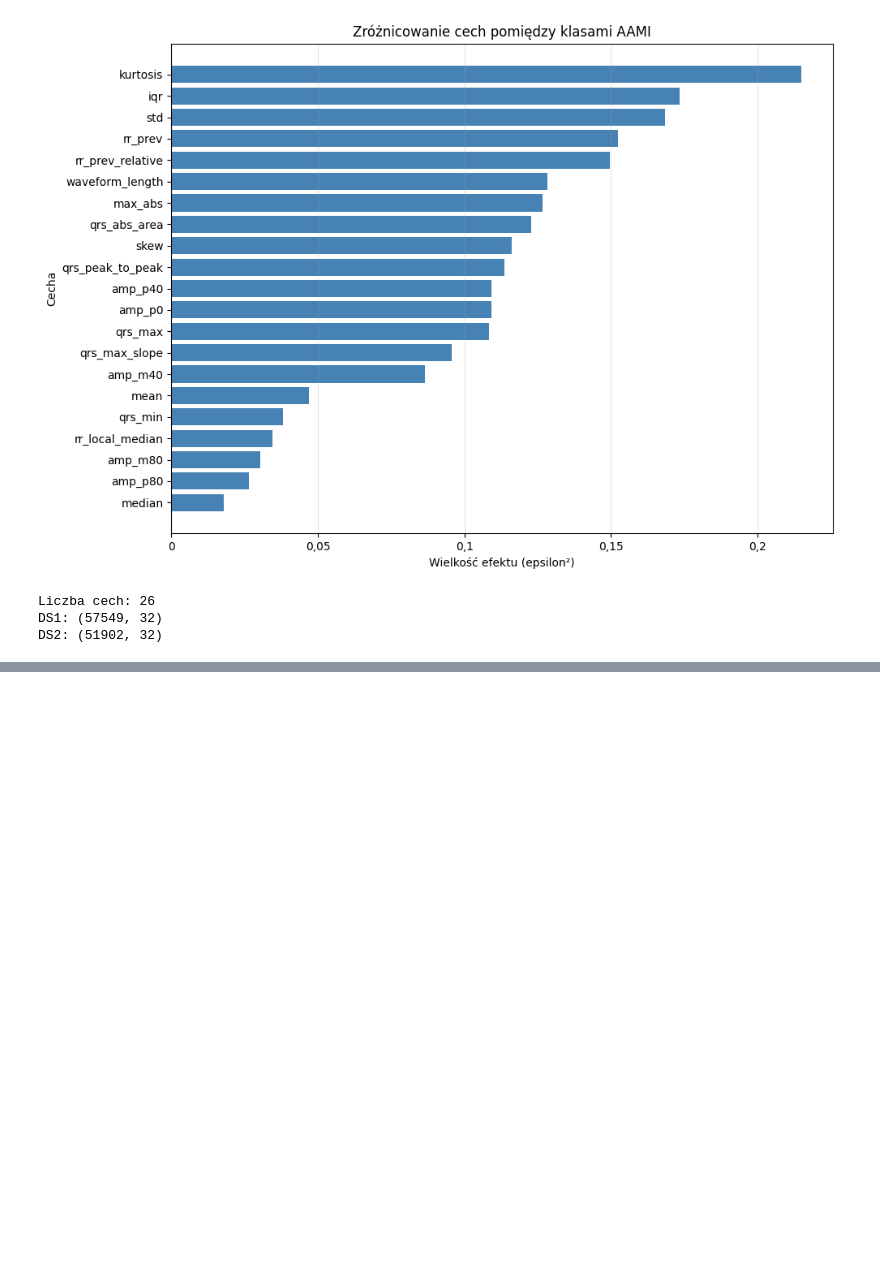
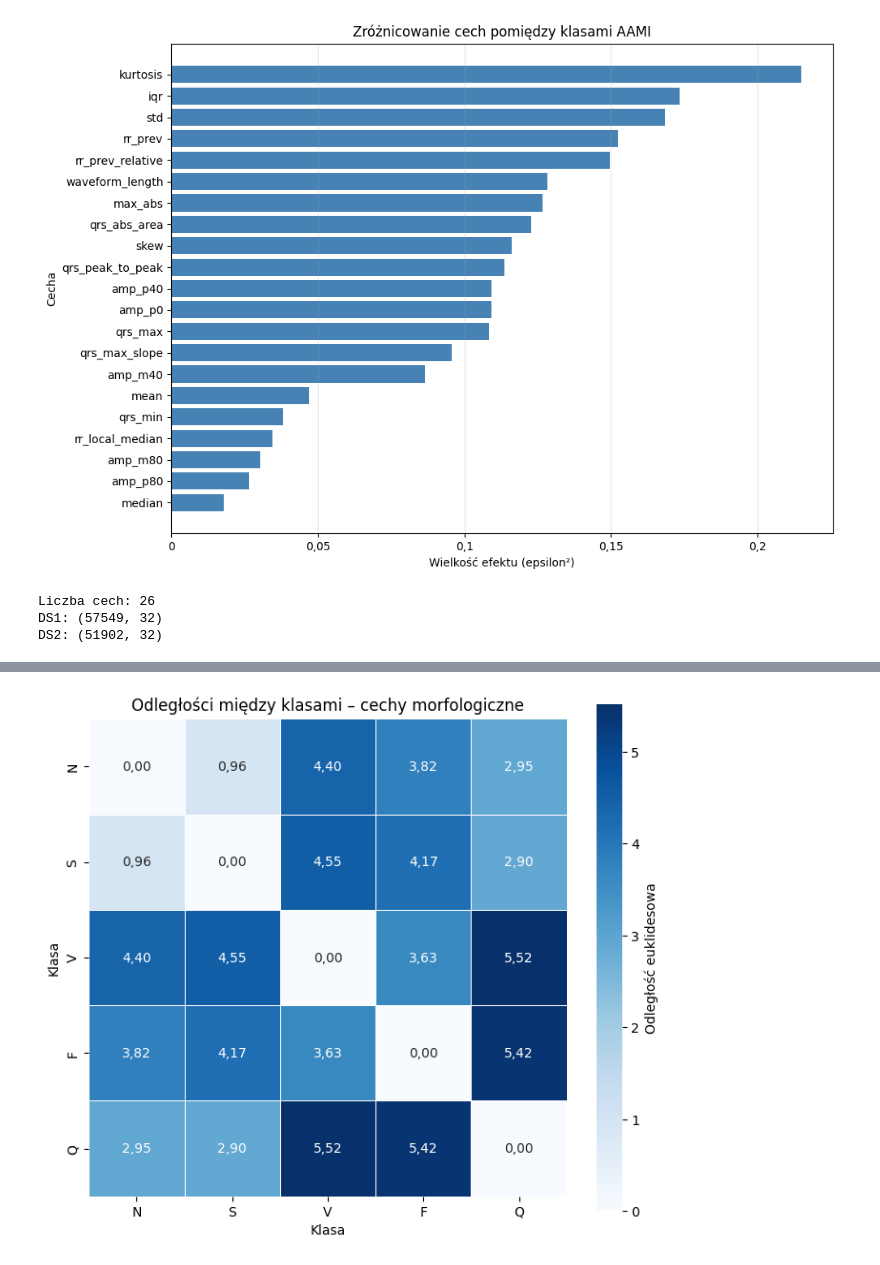
Before and after one commit to spoiler48/ecg-anomalies, a Jupyter notebook: notebooks/06_feature_extraction.ipynb, the cells around one changed output, grey strips where cells are left out. Saved outputs shown, nothing was run; the diff lists cells and outputs as text; code cells hidden in the pictures; blank space fills up the shorter version.

```diff
--- a/notebooks/06_feature_extraction.ipynb
+++ b/notebooks/06_feature_extraction.ipynb
@@ -935,0 +1053,70 @@ ds2_features.to_csv(
+# %%
+
+from scipy.spatial.distance import pdist, squareform
+from matplotlib.ticker import FuncFormatter
+
+classes = ["N", "S", "V", "F", "Q"]
+
+# Wyłącznie cechy morfologiczne
+morph_features = [
+    col for col in feature_cols
+    if col not in rr_columns
+]
+
+# Skalowanie na podstawie całego DS1
+X = ds1_features[morph_features]
+
+center = X.median()
+iqr = X.quantile(0.75) - X.quantile(0.25)
+valid_cols = iqr[iqr > 0].index
+
+X_scaled = (X[valid_cols] - center[valid_cols]) / iqr[valid_cols]
+
+# Mediany klas w przeskalowanej przestrzeni
+scaled_medians = (
+    X_scaled
+    .assign(beat_class=ds1_features["class"].to_numpy())
+    .groupby("beat_class")
+    .median()
+    .reindex(classes)
+)
+
+# Odległości euklidesowe
+distances = pd.DataFrame(
+    squareform(pdist(scaled_medians, metric="euclidean")),
+    index=classes,
+    columns=classes
+)
+
+fig, ax = plt.subplots(figsize=(7, 6))
+
+sns.heatmap(
+    distances,
+    annot=distances.map(lambda x: f"{x:.2f}".replace(".", ",")),
+    fmt="",
+    cmap="Blues",
+    square=True,
+    linewidths=0.5,
+    cbar_kws={"label": "Odległość euklidesowa"},
+    ax=ax
+)
+
+ax.set_title("Odległości między klasami – cechy morfologiczne")
+ax.set_xlabel("Klasa")
+ax.set_ylabel("Klasa")
+
+plt.tight_layout()
+plt.show()
+
+# Ranking par klas
+pairs = (
+    distances.where(
+        np.triu(np.ones(distances.shape), k=1).astype(bool)
+    )
+    .stack()
+    .sort_values()
+)
+
+display(pairs.rename("Odległość").to_frame().round(3))
+# %% [output]
+[figure, added]
```
Also changed, not shown: parts of 5 cells of this notebook, 12 other files.
